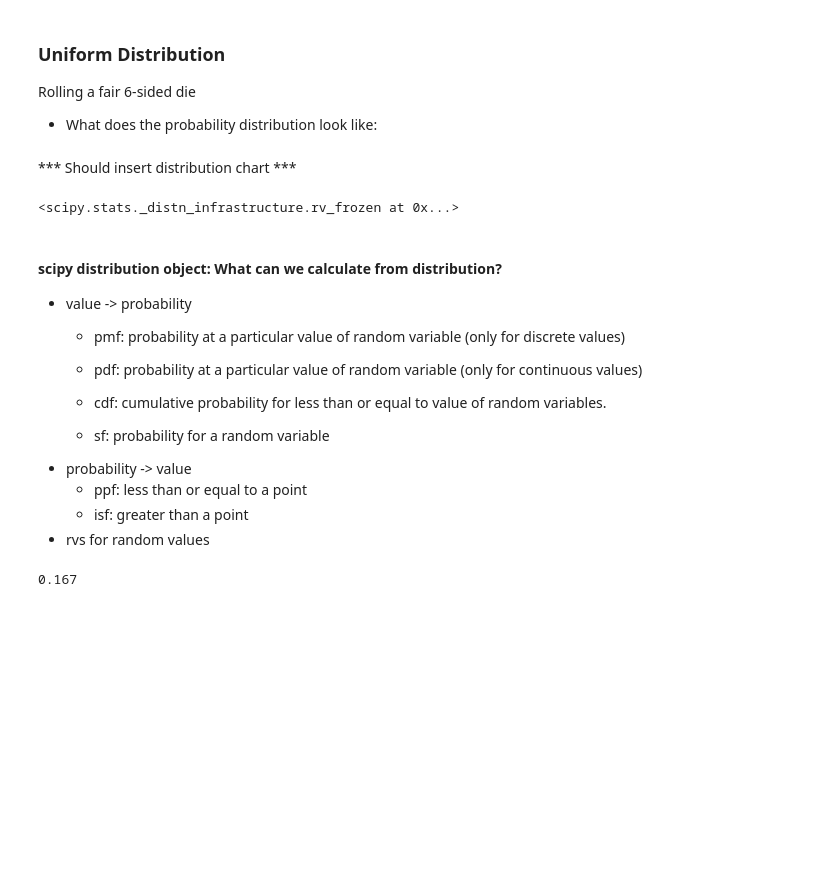
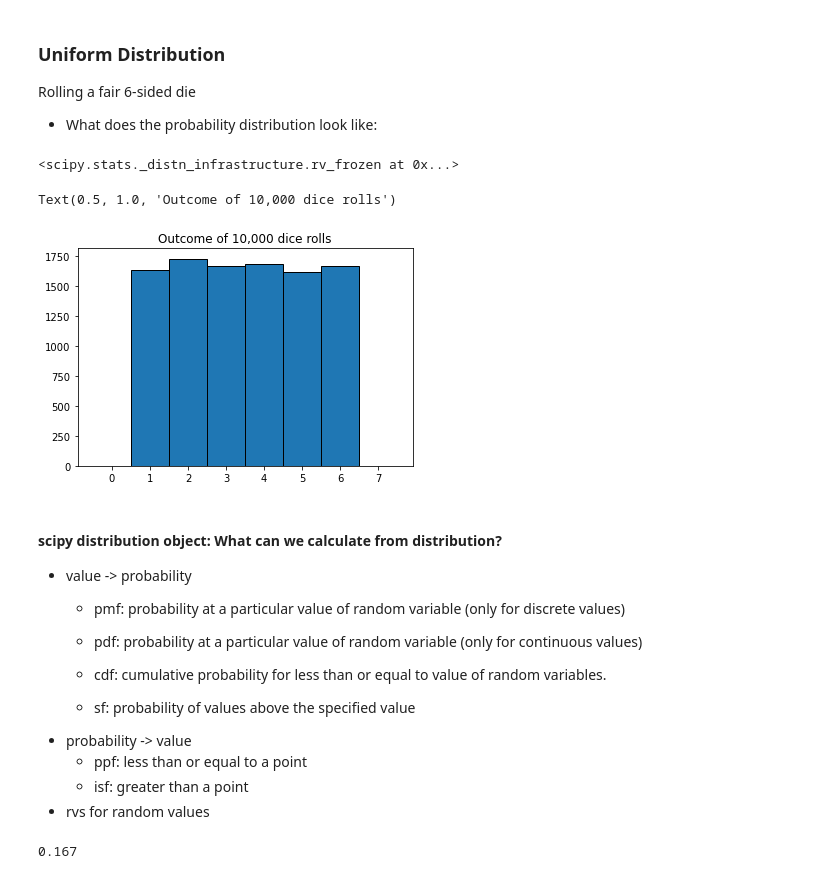
Before and after one commit to brentschriver/statistics-exercises, a Jupyter notebook: probability_distributions_lesson.ipynb, the cells around one changed output. Drawn from its saved outputs; the diff is of its cells as text; code cells hidden in the pictures; blank space fills up the shorter version.

Commit message:
Updating probability exercises.

```diff
--- a/probability_distributions_lesson.ipynb
+++ b/probability_distributions_lesson.ipynb
@@ -34,8 +34,6 @@ https://www.kdnuggets.com/2020/02/probability-distributions-data-science.html
 
 Rolling a fair 6-sided die
 * What does the probability distribution look like:
-# %% [markdown]
-*** Should insert distribution chart ***
 # %%
 import matplotlib.pyplot as plt
 import numpy as np
@@ -47,6 +45,15 @@ die_distribution = stats.randint(1,7)
 die_distribution
 # %% [output]
 <scipy.stats._distn_infrastructure.rv_frozen at 0x...>
+# %%
+n = 10000
+x = die_distribution.rvs(n)
+
+plt.hist(x, bins=range(0,9), align='left', width=1, edgecolor='black')
+plt.title(f'Outcome of {n:,} dice rolls')
+# %% [output]
+Text(0.5, 1.0, 'Outcome of 10,000 dice rolls')
+[figure, added]
 # %% [markdown]
 #### scipy distribution object: What can we calculate from distribution?
 * value -> probability
@@ -54,7 +61,7 @@ die_distribution
     - pdf: probability at a particular value of random variable (only for continuous values)
 
     - cdf: cumulative probability for less than or equal to value of random variables.
-    - sf: probability for a random variable
+    - sf: probability of values above the specified value
 * probability -> value
     - ppf: less than or equal to a point
     - isf: greater than a point
```
Also changed, not shown: parts of 8 cells of this notebook, 1 other file.
